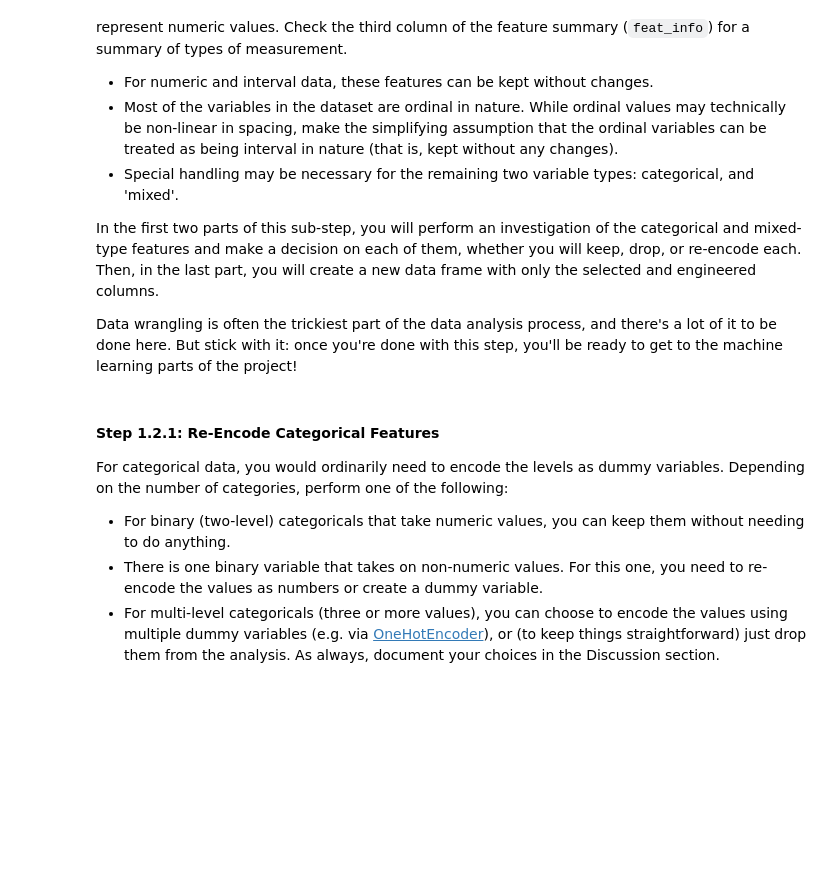
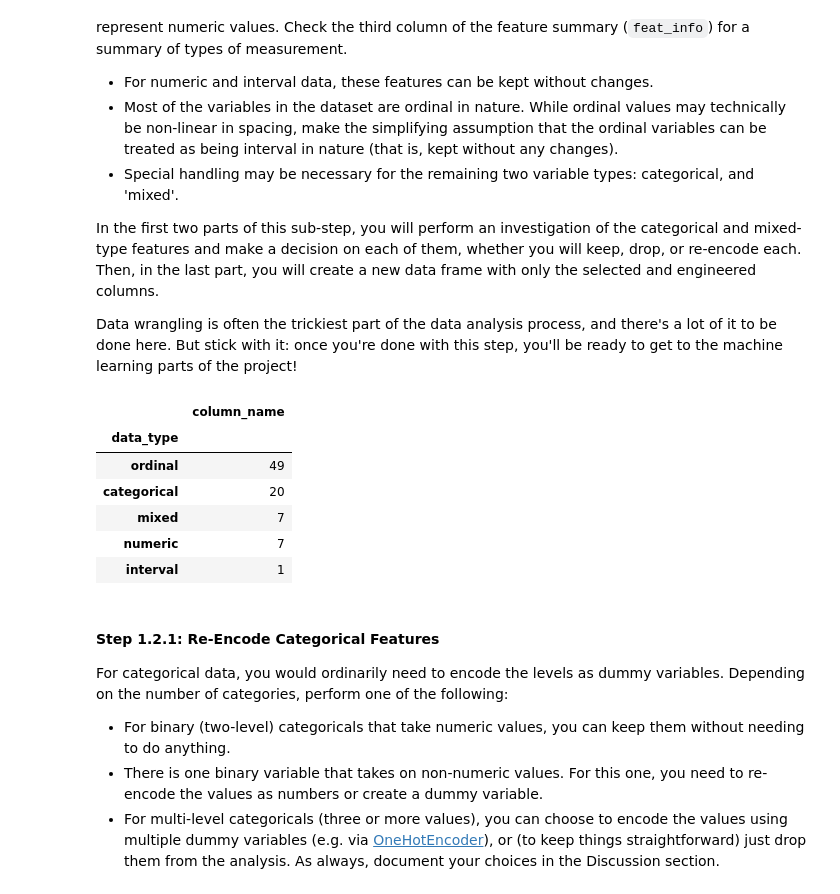
Before and after one commit to Diodak92/Intro-to-Machine-Learning-with-Pytorch, a Jupyter notebook: Identify_Customer_Segments/Identify_Customer_Segments.ipynb, the cells around one changed output. Saved outputs shown, nothing was run; the diff lists cells and outputs as text; code cells hidden in the pictures; blank space fills up the shorter version.

```diff
--- a/Identify_Customer_Segments/Identify_Customer_Segments.ipynb
+++ b/Identify_Customer_Segments/Identify_Customer_Segments.ipynb
@@ -274,3 +298,32 @@ Data wrangling is often the trickiest part of the data analysis process, and the
+# %%
+# How many features are there of each data type?
+
+feutures_dict = {}
+
+col_names = dem_general_df.columns.to_list()
+features_cnt = []
+data_types = []
+
+for col in dem_general_df.columns:
+    col_unq_data = pd.unique(dem_general_df[col])
+    features_cnt.append(len(col_unq_data) -1 if np.nan in col_unq_data else len(col_unq_data))
+    data_types.append(dem_features_df.loc[col]['type'])
+    #print(f"Column name: {col}, \t data type: {dem_features_df.loc[col]['type']} \t features count: {distinct_val_cnt}")
+
+features_df = pd.DataFrame(data={'column_name' : col_names, 'data_type': data_types, 'features_cnt' : features_cnt,})
+features_df.sort_values(by=['data_type', 'features_cnt'], inplace=True)
+# Count columns by data type
+features_by_cat_df = features_df[['column_name', 'data_type']].groupby(by='data_type').count()
+features_by_cat_df.sort_values(by='column_name', inplace=True, ascending=False)
+features_by_cat_df
+# %% [output]
+|  | column_name |
+| data_type |  |
+| ordinal | 49 |
+| categorical | 20 |
+| mixed | 7 |
+| numeric | 7 |
+| interval | 1 |
 # %% [markdown]
 #### Step 1.2.1: Re-Encode Categorical Features
 
```
Also changed, not shown: parts of 11 cells of this notebook.
